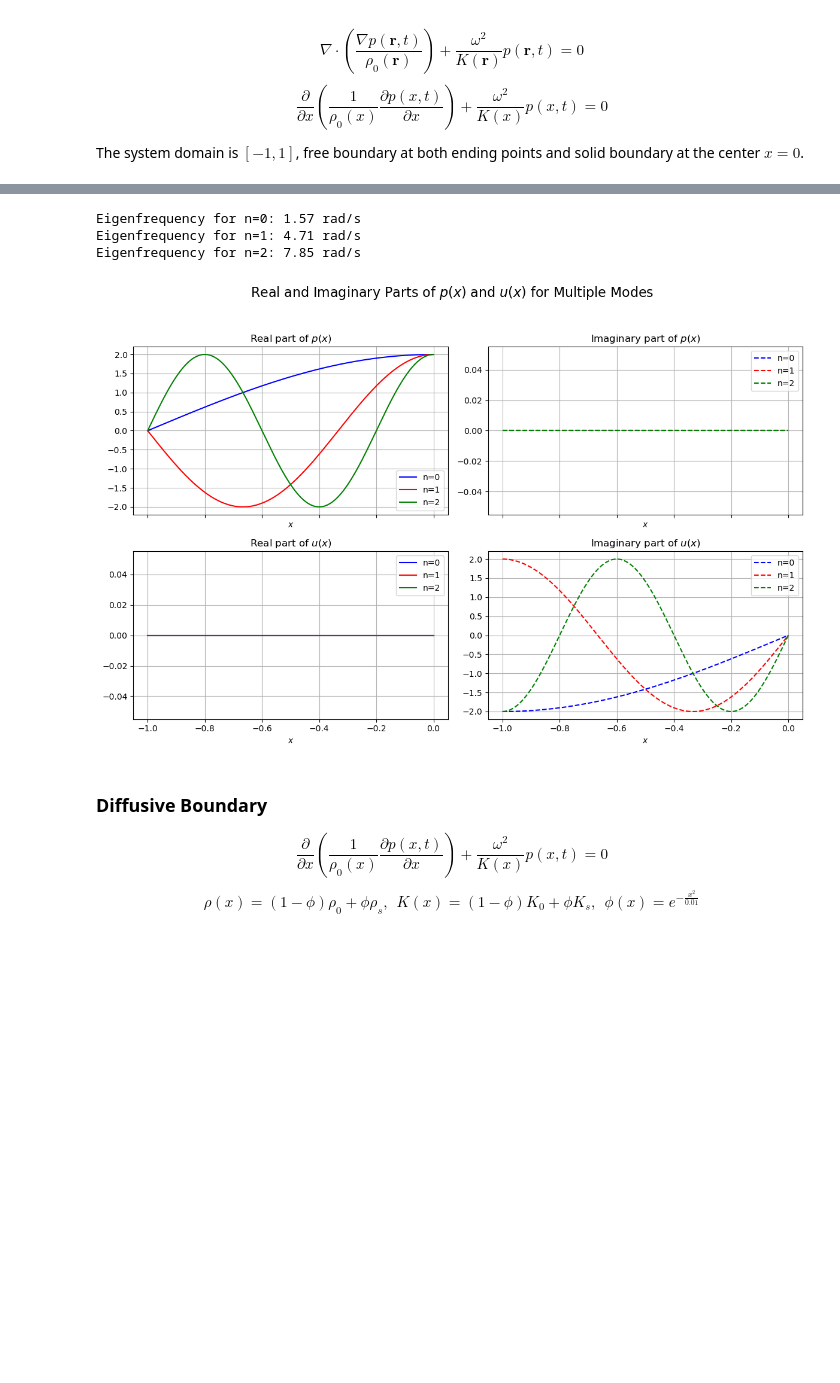
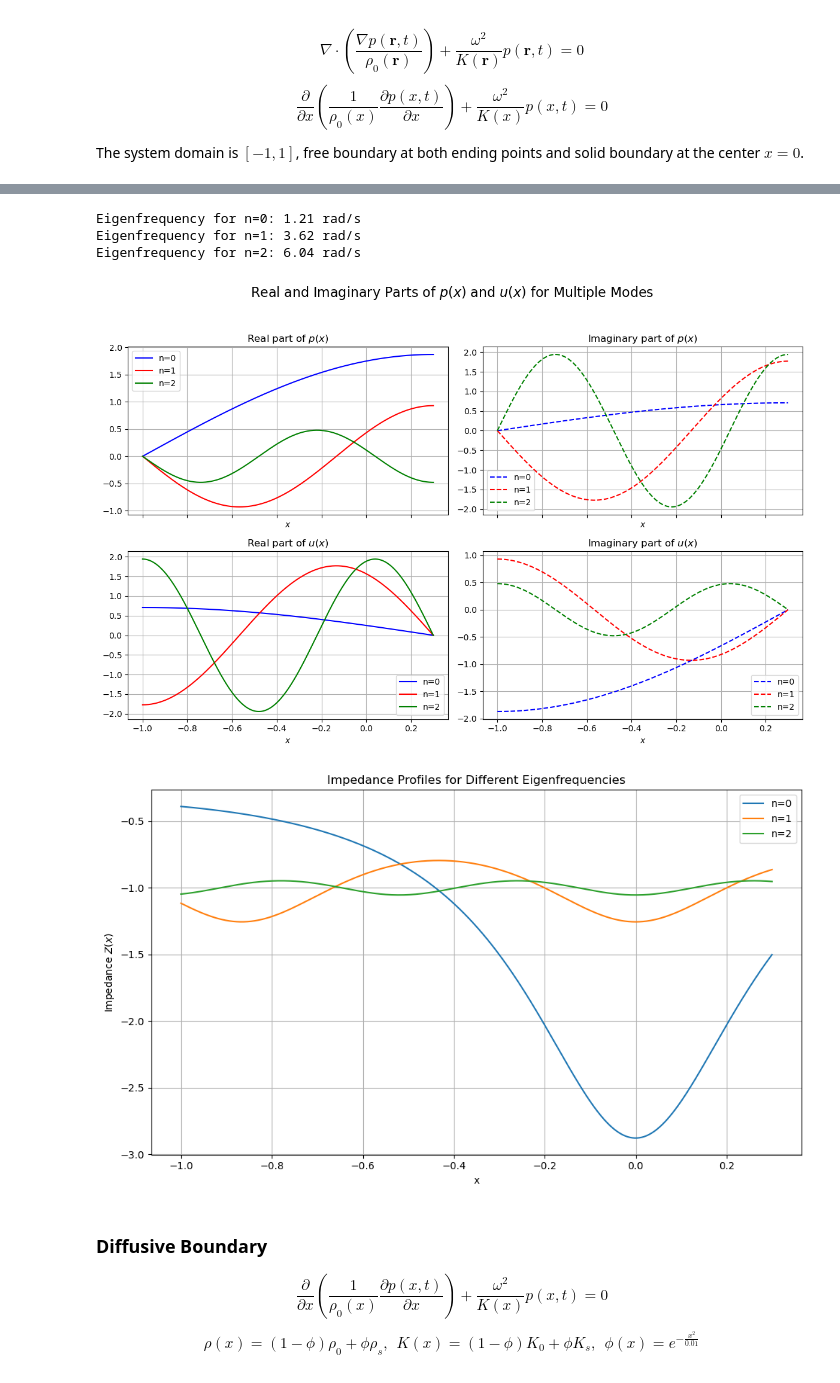
Before and after one commit to MDProject/meta_material, a Jupyter notebook: 1D_test.ipynb, the cells around one changed output, grey strips where cells are left out. Saved outputs shown, nothing was run; the diff lists cells and outputs as text; code cells hidden in the pictures; blank space fills up the shorter version.

```diff
--- a/1D_test.ipynb
+++ b/1D_test.ipynb
@@ -68,7 +69,7 @@ A = 1.                  # Amplitude
 rho0 = 1.               # Background density (e.g., air)
 K = 1                   # Bulk modulus (Pa)
 n_list = [0, 1, 2]      # Mode numbers
-b = 0.                  # Boundary starting point
+b = 0.3                  # Boundary starting point
 
 # Define x domain
 x = np.linspace(-1, b, 500)
@@ -84,39 +85,70 @@ for idx, n in enumerate(n_list):
     # Compute omega_n and k_n
     omega_n = np.sqrt(K / rho0) * (n + 0.5) * np.pi/(b + 1)
     k_n = np.sqrt(rho0 / K) * omega_n
     print(f"Eigenfrequency for n={n}: {omega_n:.2f} rad/s")
 
     # Compute p(x) and u(x)
-    p = A * (np.exp(1j * k_n * x) + np.exp(-1j * k_n * x + 2 * k_n * b))
-    u = (A * k_n / (omega_n * rho0)) * (np.exp(1j * k_n * x) - np.exp(-1j * k_n * x + 2 * k_n * b))
+    p = A * (np.exp(1j * k_n * x) + np.exp(-1j * k_n * x + 2j * k_n * b))
+    u = (A * k_n / (omega_n * rho0)) * (np.exp(1j * k_n * x) - np.exp(-1j * k_n * x + 2j * k_n * b))
+    u_safe = np.where(np.abs(u) < 1e-12, np.nan, u)  # avoid division by zero
+    Z = p / u_safe
 
     # Plot real and imaginary parts
     axes[0, 0].plot(x, p.real, color=colors[idx % len(colors)], label=f'n={n}')
     axes[0, 1].plot(x, p.imag, color=colors[idx % len(colors)], linestyle='--', label=f'n={n}')
     axes[1, 0].plot(x, u.real, color=colors[idx % len(colors)], label=f'n={n}')
     axes[1, 1].plot(x, u.imag, color=colors[idx % len(colors)], linestyle='--', label=f'n={n}')
 
 # Titles
 axes[0, 0].set_title('Real part of $p(x)$')
 axes[0, 1].set_title('Imaginary part of $p(x)$')
 axes[1, 0].set_title('Real part of $u(x)$')
 axes[1, 1].set_title('Imaginary part of $u(x)$')
 
 # Axis labels, grid, and legends
 for ax in axes.flat:
     ax.set_xlabel('$x$')
     #ax.set_ylabel('Amplitude')
     ax.grid(True)
     ax.legend()
 
 plt.suptitle('Real and Imaginary Parts of $p(x)$ and $u(x)$ for Multiple Modes', fontsize=16)
 plt.tight_layout(rect=[0, 0, 1, 0.95])
 plt.show()
+
+# Example eigenfrequencies (rad/s)
+k_list = [2 * np.pi * 500, 2 * np.pi * 1000, 2 * np.pi * 2000]  # 500 Hz, 1 kHz, 2 kHz
+
+# Initialize figure
+plt.figure(figsize=(10, 6))
+
+# Loop over eigenfrequencies
+for n in n_list:
+    # Compute omega_n and k_n
+    omega_n = np.sqrt(K / rho0) * (n + 0.5) * np.pi/(b + 1)
+    k_n = np.sqrt(rho0 / K) * omega_n
+    # Compute p(x) and u(x)
+    p = A * (np.exp(1j * k_n * x) + np.exp(-1j * k_n * x + 2 * k_n * b))
+    u = (A * k_n / (omega_n * rho0)) * (np.exp(1j * k_n * x) - np.exp(-1j * k_n * x + 2 * k_n * b))
+    u_safe = np.where(np.abs(u) < 1e-12, np.nan, u)  # avoid division by zero
+    Z = p / u_safe
+    # Plot Z(x)
+    plt.plot(x, Z, label=f'n={n}')
+
+# Labels and formatting
+plt.xlabel('x')
+plt.ylabel('Impedance $Z(x)$')
+plt.title('Impedance Profiles for Different Eigenfrequencies')
+plt.grid(True)
+plt.legend()
+plt.tight_layout()
+plt.show()
 # %% [output]
-Eigenfrequency for n=0: 1.57 rad/s
-Eigenfrequency for n=1: 4.71 rad/s
-Eigenfrequency for n=2: 7.85 rad/s
+Eigenfrequency for n=0: 1.21 rad/s
+Eigenfrequency for n=1: 3.62 rad/s
+Eigenfrequency for n=2: 6.04 rad/s
-[figure, old version]
+[figure, new version]
+[figure, added]
 # %% [markdown]
 ### Diffusive Boundary
 
```
Also changed, not shown: parts of 4 cells of this notebook, 11 other files.
